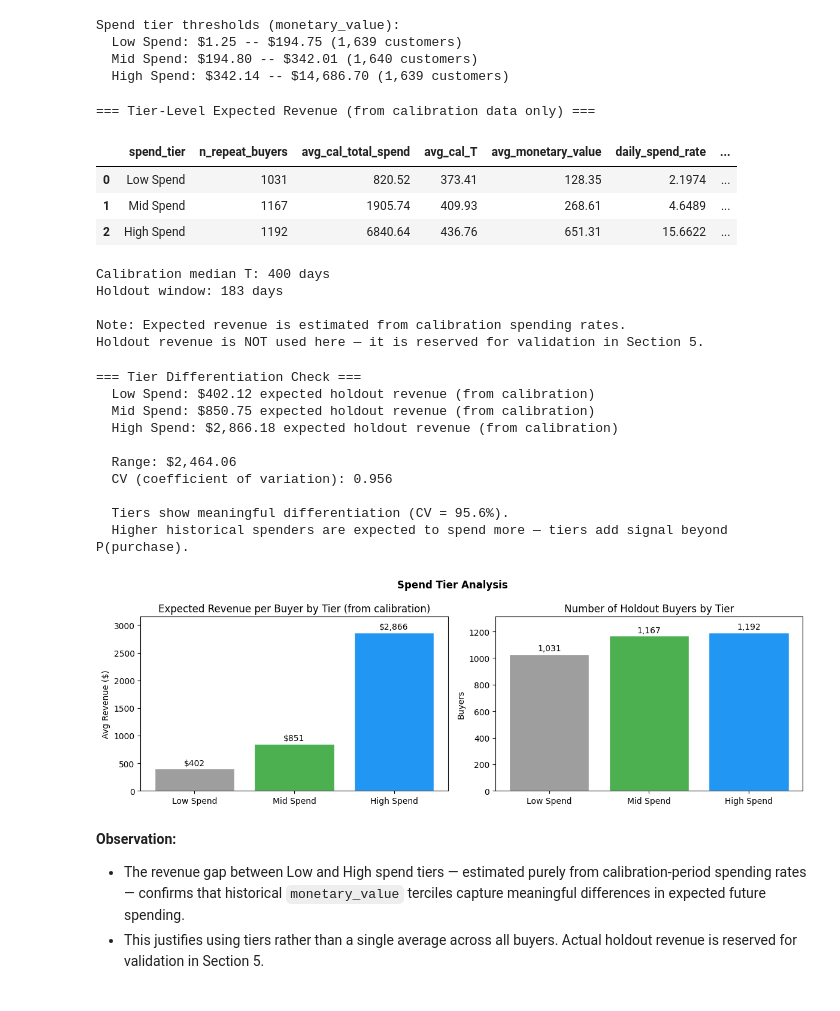
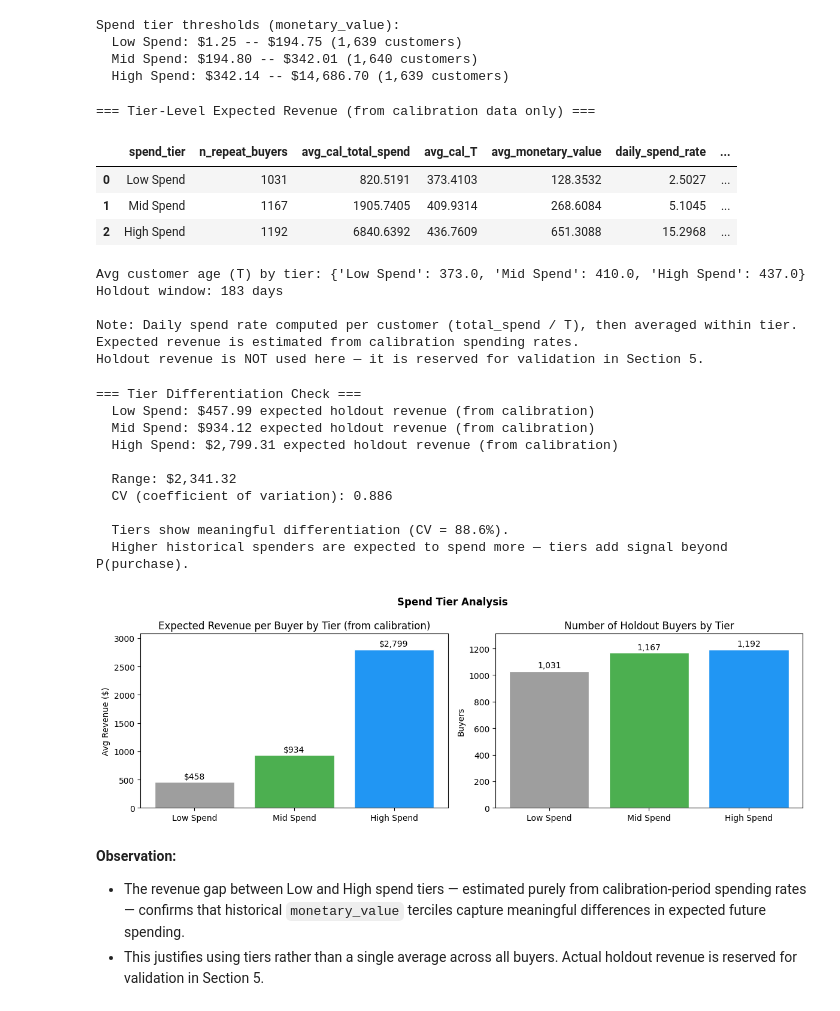
Before and after one commit to dsyhub/customer-lifetime-value-prediction, a Jupyter notebook: notebooks/03_customer_lifetime_value_segmentation.ipynb, the cells around one changed output. Drawn from its saved outputs; the diff is of its cells as text; code cells hidden in the pictures.

```diff
--- a/notebooks/03_customer_lifetime_value_segmentation.ipynb
+++ b/notebooks/03_customer_lifetime_value_segmentation.ipynb
@@ -134,46 +134,52 @@ Spend tier thresholds (monetary_value):
 # %%
 # Estimate expected revenue per tier from CALIBRATION-period data only.
 # Holdout revenue is reserved for validation — it must not leak into predictions.
 
 # Approach: For repeat buyers (frequency >= 1) in each tier, compute the average
 # calibration total_spend, then scale to the holdout window length.
 # We use repeat buyers because P(purchase) already handles the buyer/non-buyer split;
 # E[revenue | purchase] should reflect what a *buying* customer typically spends.
 
-CALIBRATION_DAYS = df['T'].median()  # approximate calibration window for scaling
+# Per-customer daily spend rate = total_spend / T, where T is customer age in days.
+# We average daily rates within each tier, then scale to the holdout window.
+# Note: T varies by customer (days from first order to 2011-06-09 cutoff), so this
+# assumes spending is roughly uniform over each customer's observed history.
 HOLDOUT_DAYS = 183  # 2011-06-09 to 2011-12-09
 
 repeat_buyers_cal = df[df['frequency'] >= 1].copy()
+
+# Compute per-customer daily spend rate, then average within tier
+repeat_buyers_cal['daily_spend_rate'] = repeat_buyers_cal['total_spend'] / repeat_buyers_cal['T']
 
 tier_revenue = repeat_buyers_cal.groupby('spend_tier').agg(
     n_repeat_buyers        = ('user_id', 'count'),
     avg_cal_total_spend    = ('total_spend', 'mean'),
     avg_cal_T              = ('T', 'mean'),
     avg_monetary_value     = ('monetary_value', 'mean'),
-).round(2)
+    daily_spend_rate       = ('daily_spend_rate', 'mean'),
+).round(4)
 
-# Scale calibration spend to holdout window length:
-# daily_spend_rate = total_spend / T, then expected_holdout_rev = daily_rate * HOLDOUT_DAYS
-tier_revenue['daily_spend_rate'] = (tier_revenue['avg_cal_total_spend'] / tier_revenue['avg_cal_T']).round(4)
 tier_revenue['expected_holdout_rev'] = (tier_revenue['daily_spend_rate'] * HOLDOUT_DAYS).round(2)
 
 print("=== Tier-Level Expected Revenue (from calibration data only) ===")
 display(tier_revenue.reset_index())
 
-print(f"\nCalibration median T: {CALIBRATION_DAYS:.0f} days")
+print(f"\nAvg customer age (T) by tier: {repeat_buyers_cal.groupby('spend_tier')['T'].mean().round(0).to_dict()}")
 print(f"Holdout window: {HOLDOUT_DAYS} days")
-print(f"\nNote: Expected revenue is estimated from calibration spending rates.")
+print(f"\nNote: Daily spend rate computed per customer (total_spend / T), then averaged within tier.")
+print(f"Expected revenue is estimated from calibration spending rates.")
 print(f"Holdout revenue is NOT used here — it is reserved for validation in Section 5.")
 # %% [output]
 === Tier-Level Expected Revenue (from calibration data only) ===
 |  | spend_tier | n_repeat_buyers | avg_cal_total_spend | avg_cal_T | avg_monetary_value | daily_spend_rate | ... |
-| 0 | Low Spend | 1031 | 820.52 | 373.41 | 128.35 | 2.1974 | ... |
-| 1 | Mid Spend | 1167 | 1905.74 | 409.93 | 268.61 | 4.6489 | ... |
-| 2 | High Spend | 1192 | 6840.64 | 436.76 | 651.31 | 15.6622 | ... |
+| 0 | Low Spend | 1031 | 820.5191 | 373.4103 | 128.3532 | 2.5027 | ... |
+| 1 | Mid Spend | 1167 | 1905.7405 | 409.9314 | 268.6084 | 5.1045 | ... |
+| 2 | High Spend | 1192 | 6840.6392 | 436.7609 | 651.3088 | 15.2968 | ... |
-Calibration median T: 400 days
+Avg customer age (T) by tier: {'Low Spend': 373.0, 'Mid Spend': 410.0, 'High Spend': 437.0}
 Holdout window: 183 days
 
-Note: Expected revenue is estimated from calibration spending rates.
+Note: Daily spend rate computed per customer (total_spend / T), then averaged within tier.
+Expected revenue is estimated from calibration spending rates.
 Holdout revenue is NOT used here — it is reserved for validation in Section 5.
 # %%
 # KEY CHECK: Do spend tiers produce meaningful revenue differentiation?
@@ -197,14 +203,14 @@ else:
     print("  Higher historical spenders are expected to spend more — tiers add signal beyond P(purchase).")
 # %% [output]
 === Tier Differentiation Check ===
-  Low Spend: $402.12 expected holdout revenue (from calibration)
-  Mid Spend: $850.75 expected holdout revenue (from calibration)
-  High Spend: $2,866.18 expected holdout revenue (from calibration)
+  Low Spend: $457.99 expected holdout revenue (from calibration)
+  Mid Spend: $934.12 expected holdout revenue (from calibration)
+  High Spend: $2,799.31 expected holdout revenue (from calibration)
 
-  Range: $2,464.06
-  CV (coefficient of variation): 0.956
+  Range: $2,341.32
+  CV (coefficient of variation): 0.886
 
-  Tiers show meaningful differentiation (CV = 95.6%).
+  Tiers show meaningful differentiation (CV = 88.6%).
   Higher historical spenders are expected to spend more — tiers add signal beyond P(purchase).
 # %%
 # Visualize revenue by tier
@@ -235,7 +241,7 @@ plt.suptitle('Spend Tier Analysis', fontweight='bold')
 plt.tight_layout()
 plt.show()
 # %% [output]
-[figure, old version]
+[figure, new version]
 # %% [markdown]
 **Observation:**
 
```
Also changed, not shown: parts of 21 cells of this notebook.
